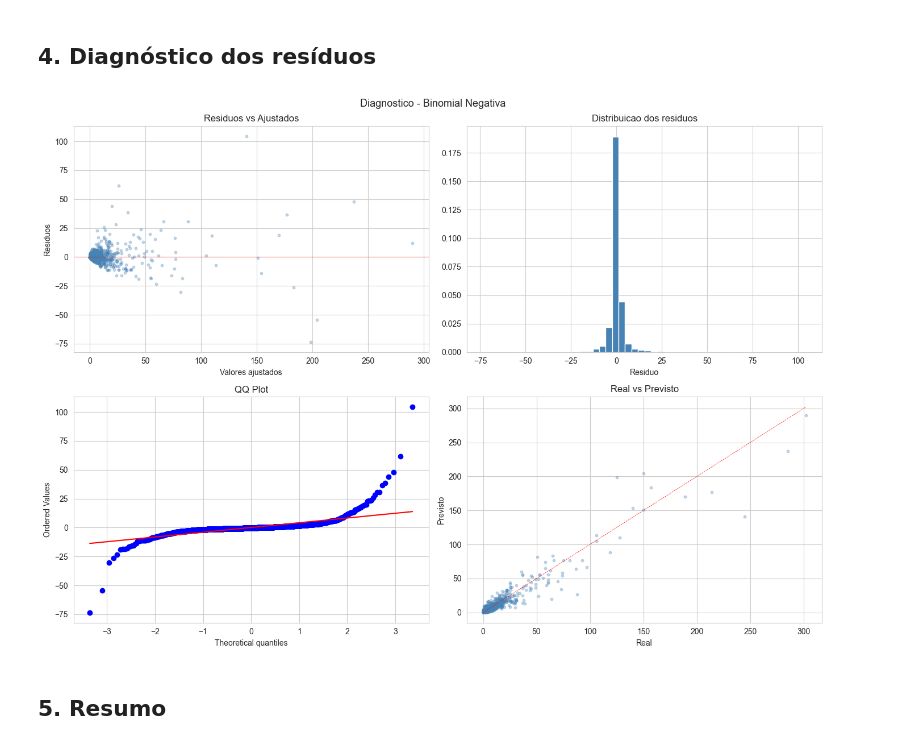
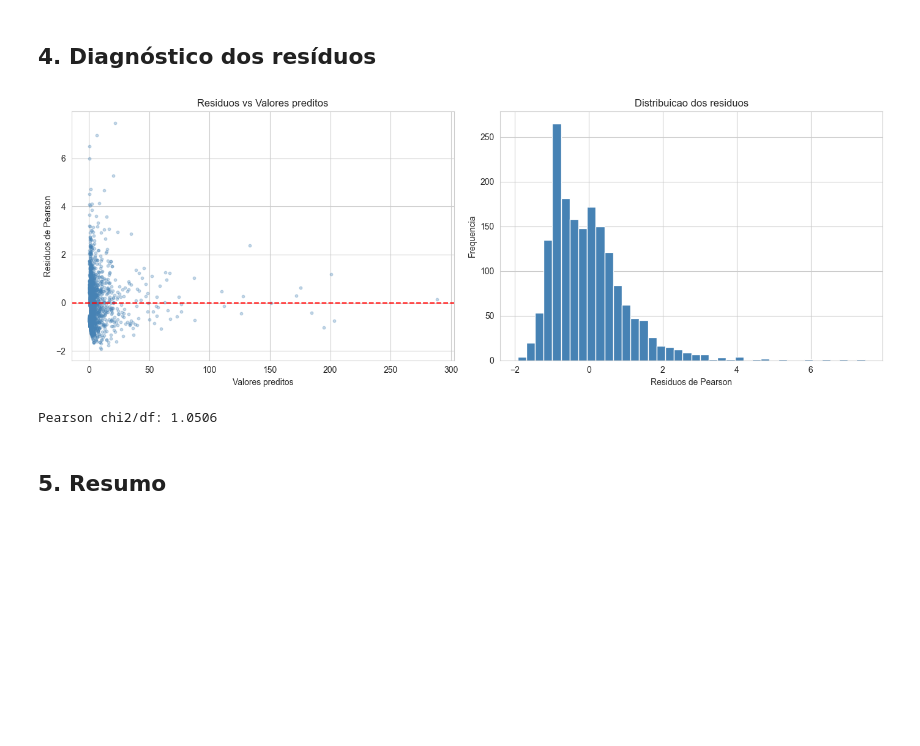
Before and after one commit to mayconaranha/TCC-Avaliacao, a Jupyter notebook: notebooks/04_interpretacao.ipynb, the cells around one changed output. Saved outputs shown, nothing was run; the diff lists cells and outputs as text; code cells hidden in the pictures; blank space fills up the shorter version.

```diff
--- a/notebooks/04_interpretacao.ipynb
+++ b/notebooks/04_interpretacao.ipynb
@@ -108,63 +140,55 @@ LR test: stat=492.01, p=5.21e-109
 # %% [markdown]
 ## 4. Diagnóstico dos resíduos
 # %%
-# Reestimar modelo
+# Reestimar modelo para diagnostico de residuos
 cat_counts = df["categoria_principal"].value_counts()
 cats_keep = cat_counts[cat_counts >= 30].index.tolist()
 df["cat_group"] = df["categoria_principal"].where(df["categoria_principal"].isin(cats_keep), "other")
-
 st_counts = df["seller_state"].value_counts()
 st_keep = st_counts[st_counts >= 30].index.tolist()
 df["state_group"] = df["seller_state"].where(df["seller_state"].isin(st_keep), "other")
-
 df["log_n_reviews"] = np.log(df["n_reviews"])
-df_model = df[["n_negative", "log_n_reviews", "atraso_medio", "ticket_medio",
-               "frete_medio", "peso_medio", "cat_group", "state_group"]].copy()
-df_model = pd.get_dummies(df_model, columns=["cat_group", "state_group"], drop_first=True, dtype=int)
+df_model = df[["n_negative","log_n_reviews","atraso_medio","ticket_medio",
+               "frete_medio","peso_medio","cat_group","state_group"]].copy()
+df_model = pd.get_dummies(df_model, columns=["cat_group","state_group"], dtype=int)
+# Remover dummies de referencia
+df_model = df_model.drop(columns=["cat_group_sports_leisure", "state_group_SP"])
 
 y = df_model["n_negative"]
 offset = df_model["log_n_reviews"]
-X = df_model.drop(columns=["n_negative", "log_n_reviews"])
-X = sm.add_constant(X)
+X_full = df_model.drop(columns=["n_negative","log_n_reviews"])
+X_full = sm.add_constant(X_full)
 
-alpha_mm = metricas["negbin_completo"]["alpha"]
-nb = sm.GLM(y, X, family=sm.families.NegativeBinomial(alpha=alpha_mm), offset=offset).fit()
-y_pred = nb.fittedvalues
-residuos = y - y_pred
+# Variaveis do modelo final (excluindo nao-significativas)
+vars_final = list(coefs.index)
+X_red = X_full[[c for c in X_full.columns if c in vars_final]]
 
-mask = np.isfinite(residuos) & np.isfinite(y_pred)
-res_plot = residuos[mask]
-pred_plot = y_pred[mask]
-y_plot = y[mask]
+negbin_diag = NB_MLE(y, X_red, exposure=np.exp(offset)).fit(method="bfgs", maxiter=500, disp=False)
 
-fig, axes = plt.subplots(2, 2, figsize=(14, 10))
+mu_pred = negbin_diag.predict(X_red, exposure=np.exp(offset))
+alpha_d = negbin_diag.params["alpha"]
+pearson_r = (y - mu_pred) / np.sqrt(mu_pred + alpha_d * mu_pred**2)
 
-axes[0,0].scatter(pred_plot, res_plot, alpha=0.3, s=10, color="steelblue")
-axes[0,0].axhline(0, color="red", linewidth=0.5)
-axes[0,0].set_xlabel("Valores ajustados")
-axes[0,0].set_ylabel("Residuos")
-axes[0,0].set_title("Residuos vs Ajustados")
+fig, axes = plt.subplots(1, 2, figsize=(14, 5))
+axes[0].scatter(mu_pred, pearson_r, alpha=0.3, s=10, color="steelblue")
+axes[0].axhline(0, color="red", linestyle="--")
+axes[0].set_xlabel("Valores preditos")
+axes[0].set_ylabel("Residuos de Pearson")
+axes[0].set_title("Residuos vs Valores preditos")
 
-axes[0,1].hist(res_plot, bins=50, color="steelblue", edgecolor="white", density=True)
-axes[0,1].set_xlabel("Residuo")
-axes[0,1].set_title("Distribuicao dos residuos")
+axes[1].hist(pearson_r, bins=40, color="steelblue", edgecolor="white")
+axes[1].set_xlabel("Residuos de Pearson")
+axes[1].set_ylabel("Frequencia")
+axes[1].set_title("Distribuicao dos residuos")
 
-stats.probplot(res_plot, plot=axes[1,0])
-axes[1,0].set_title("QQ Plot")
-
-axes[1,1].scatter(y_plot, pred_plot, alpha=0.3, s=10, color="steelblue")
-lim = max(y_plot.max(), pred_plot.max())
-axes[1,1].plot([0, lim], [0, lim], "r--", linewidth=0.5)
-axes[1,1].set_xlabel("Real")
-axes[1,1].set_ylabel("Previsto")
-axes[1,1].set_title("Real vs Previsto")
-
-plt.suptitle("Diagnostico - Binomial Negativa", fontsize=13)
 plt.tight_layout()
-plt.savefig("../outputs/interp_diagnostico_residuos.png", bbox_inches="tight")
+plt.savefig("../outputs/interp_diagnostico_residuos.png", bbox_inches="tight", dpi=100)
 plt.show()
+pearson_chi2_df = metricas["negbin_reduzido"]["pearson_chi2_df"]
+print(f"Pearson chi2/df: {pearson_chi2_df:.4f}")
 # %% [output]
-[figure, old version]
+[figure, new version]
+Pearson chi2/df: 1.0506
 # %% [markdown]
 ## 5. Resumo
 # %%
```
Also changed, not shown: parts of 5 cells of this notebook, 7 other files.
